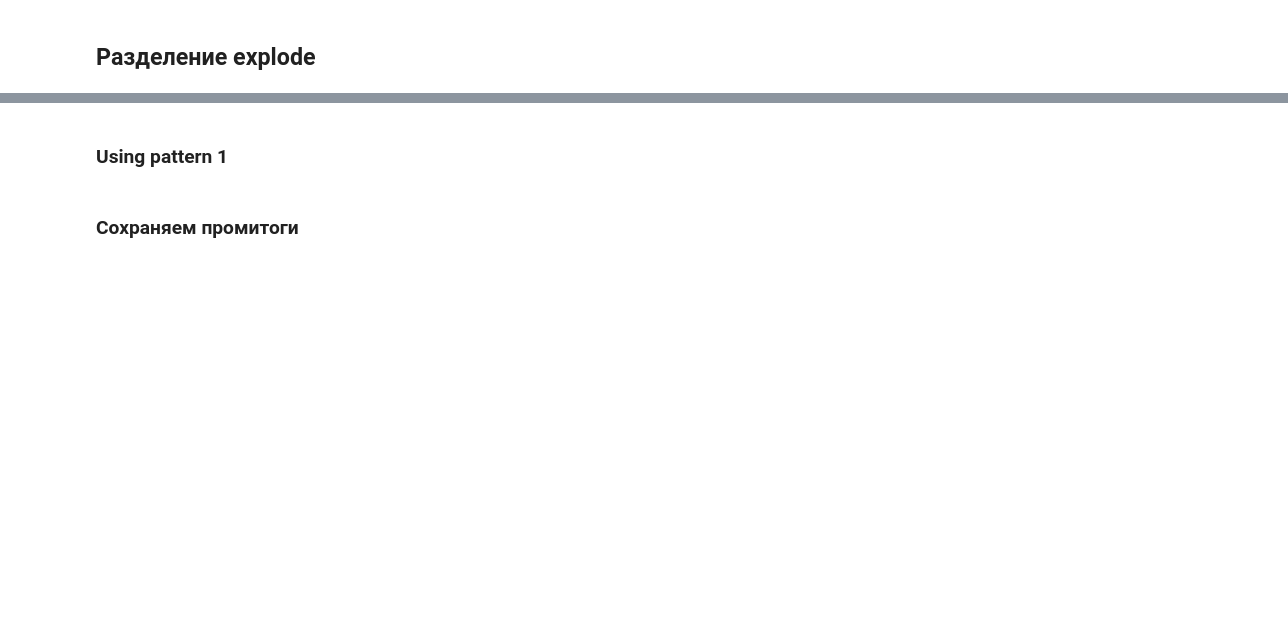
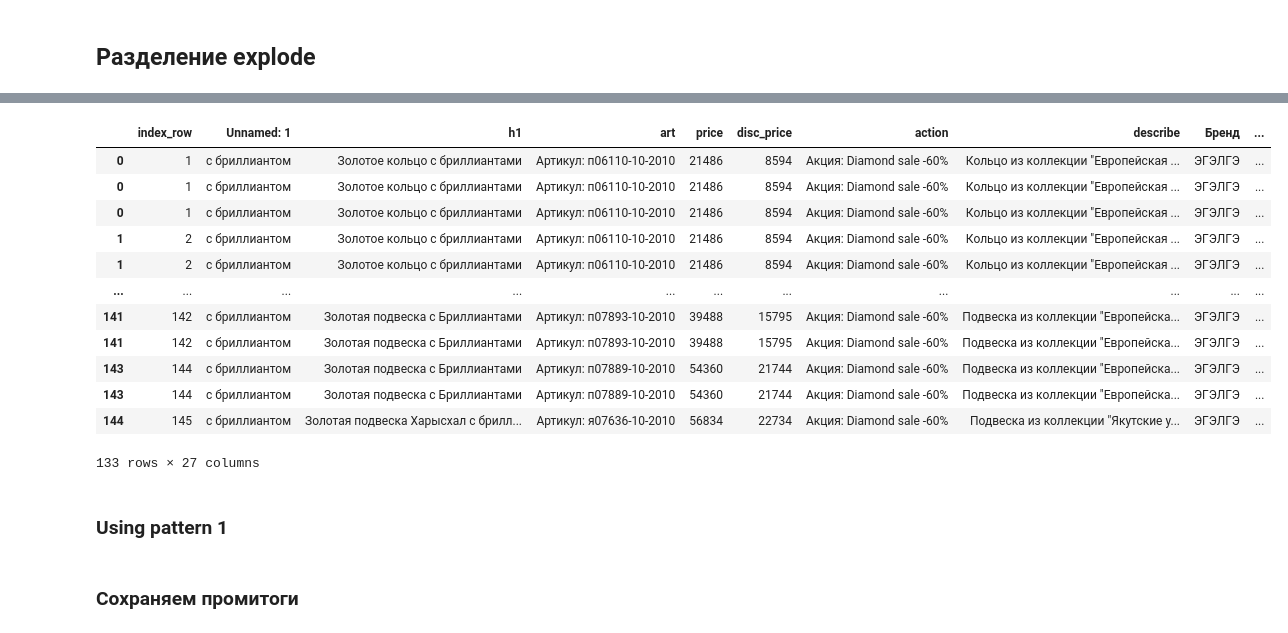
Before and after one commit to KeskilV/Parsing_NKO, a Jupyter notebook: Egelge_1after_parsing.ipynb, the cells around one changed output, grey strips where cells are left out. Cells and saved outputs as stored; diff of their text form; code cells hidden in the pictures; blank space fills up the shorter version.

Commit message:
egelge dry

```diff
--- a/Egelge_1after_parsing.ipynb
+++ b/Egelge_1after_parsing.ipynb
@@ -245,0 +315,8 @@ re.findall(pattern_miuz0,'6 Бриллиантов огранки "Кругла
+# %%
+vstavki['ОГРАНКА']  = vstavki.vstavki_list1.apply(lambda x: re.search(
+    pattern_egelge,x).group('form') if re.search(
+    pattern_egelge,x) else 0)#.unique()
+# %%
+vstavki['КАРАТ']  = vstavki.vstavki_list1.apply(lambda x: re.search(
+    pattern_egelge,x).group('carat') if re.search(
+    pattern_egelge,x) else 0)#.unique()
@@ -245,0 +328,10 @@ re.findall(pattern_miuz0,'6 Бриллиантов огранки "Кругла
+# %%
+#DRY
+dic_d = {'ШТУК':'n','gem':'gem','ОГРАНКА':'form','КАРАТ':'carat','ПО':'po','Ц':'col','Д':'cla'}
+# %%
+for k in dic_d.keys():
+    x = vstavki.vstavki_list1.apply(lambda x: re.search(
+    pattern_egelge,x).group(dic_d[k]) if re.search(
+    pattern_egelge,x) else 0)
+    print(k, dic_d[k],'\n', x.unique())
+    vstavki[k] = x
@@ -246,3 +356,19 @@ re.findall(pattern_miuz0,'6 Бриллиантов огранки "Кругла
+# %%
+vstavki
+# %% [output]
+|  | index_row | Unnamed: 1 | h1 | art | price | disc_price | action | describe | Бренд | ... |
+| 0 | 1 | с бриллиантом | Золотое кольцо с бриллиантами | Артикул: п06110-10-2010 | 21486 | 8594 | Акция: Diamond sale -60% | Кольцо из коллекции "Европейская ... | ЭГЭЛГЭ | ... |
+| 0 | 1 | с бриллиантом | Золотое кольцо с бриллиантами | Артикул: п06110-10-2010 | 21486 | 8594 | Акция: Diamond sale -60% | Кольцо из коллекции "Европейская ... | ЭГЭЛГЭ | ... |
+| 0 | 1 | с бриллиантом | Золотое кольцо с бриллиантами | Артикул: п06110-10-2010 | 21486 | 8594 | Акция: Diamond sale -60% | Кольцо из коллекции "Европейская ... | ЭГЭЛГЭ | ... |
+| 1 | 2 | с бриллиантом | Золотое кольцо с бриллиантами | Артикул: п06110-10-2010 | 21486 | 8594 | Акция: Diamond sale -60% | Кольцо из коллекции "Европейская ... | ЭГЭЛГЭ | ... |
+| 1 | 2 | с бриллиантом | Золотое кольцо с бриллиантами | Артикул: п06110-10-2010 | 21486 | 8594 | Акция: Diamond sale -60% | Кольцо из коллекции "Европейская ... | ЭГЭЛГЭ | ... |
+| ... | ... | ... | ... | ... | ... | ... | ... | ... | ... | ... |
+| 141 | 142 | с бриллиантом | Золотая подвеска с Бриллиантами | Артикул: п07893-10-2010 | 39488 | 15795 | Акция: Diamond sale -60% | Подвеска из коллекции "Европейска... | ЭГЭЛГЭ | ... |
+| 141 | 142 | с бриллиантом | Золотая подвеска с Бриллиантами | Артикул: п07893-10-2010 | 39488 | 15795 | Акция: Diamond sale -60% | Подвеска из коллекции "Европейска... | ЭГЭЛГЭ | ... |
+| 143 | 144 | с бриллиантом | Золотая подвеска с Бриллиантами | Артикул: п07889-10-2010 | 54360 | 21744 | Акция: Diamond sale -60% | Подвеска из коллекции "Европейска... | ЭГЭЛГЭ | ... |
+| 143 | 144 | с бриллиантом | Золотая подвеска с Бриллиантами | Артикул: п07889-10-2010 | 54360 | 21744 | Акция: Diamond sale -60% | Подвеска из коллекции "Европейска... | ЭГЭЛГЭ | ... |
+| 144 | 145 | с бриллиантом | Золотая подвеска Харысхал с брилл... | Артикул: я07636-10-2010 | 56834 | 22734 | Акция: Diamond sale -60% | Подвеска из коллекции "Якутские у... | ЭГЭЛГЭ | ... |
+133 rows × 27 columns
 # %%
 vstavki['n_gem_ogr_ngra'] = vstavki.vstavki_list2.apply(lambda x: re.findall(pattern_miuz0,x[0]))
 # %%
```
Also changed, not shown: parts of 38 cells of this notebook.
